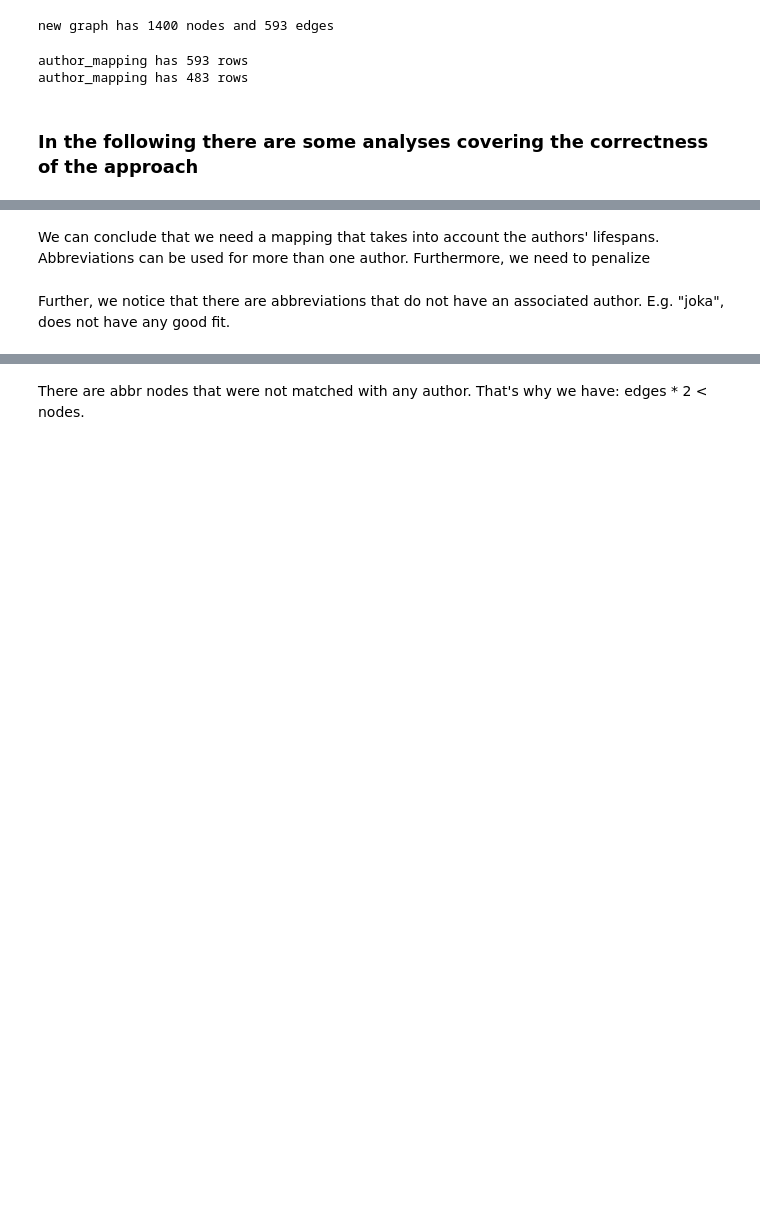
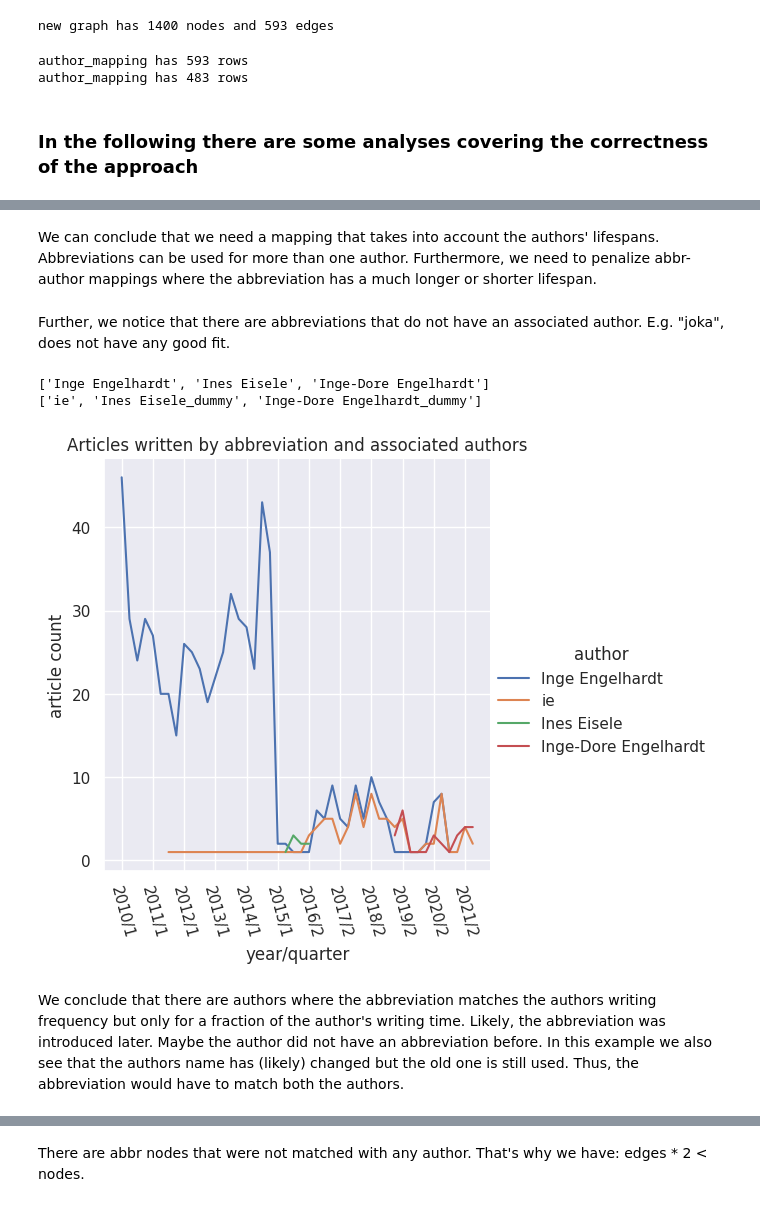
Before and after one commit to st0ffregen/lvzStatistics, a Jupyter notebook: notebooks/1.5-author-mapping-networkx-matching.ipynb, the cells around one changed output, grey strips where cells are left out. Cells and saved outputs as stored; diff of their text form; code cells hidden in the pictures; blank space fills up the shorter version.

Commit message:
run additional analysis on time dependent abbreviations

```diff
--- a/notebooks/1.5-author-mapping-networkx-matching.ipynb
+++ b/notebooks/1.5-author-mapping-networkx-matching.ipynb
@@ -136,7 +136,7 @@ for index, row in author_mapping.iterrows():
         first_article_abbr = datetime.strptime(first_article_abbr, "%Y-%m-%dT%H:%M:%S+00:00")
 
         # check if first_article_abbr is six month ahead of first_article_author
-        if first_article_abbr < first_article_author - relativedelta.relativedelta(months=6):
+        if first_article_abbr < first_article_author - relativedelta.relativedelta(months=12):
             print(f"author: {author}, first_article_author: {first_article_author}, abbreviation: {abbreviation}, first_article_abbr: {first_article_abbr}")
             count += 1
 
@@ -146,14 +146,14 @@ for index, row in author_mapping.iterrows():
         last_article_abbr = datetime.strptime(last_article_abbr, "%Y-%m-%dT%H:%M:%S+00:00")
 
         # check if last_article_abbr is six month behind of last_article_author
-        if last_article_abbr > last_article_author + relativedelta.relativedelta(months=6):
+        if last_article_abbr > last_article_author + relativedelta.relativedelta(months=12):
             print(f"author: {author}, last_article_author: {last_article_author}, abbreviation: {abbreviation}, last_article_abbr: {last_article_abbr}")
             count += 1
     except TypeError:
         print(f"author: {author}, abbreviation: {abbreviation}")
         continue
 
-print(f"there are {count} authors that were mapped to an abbreviation that exceeds the authors name writing time by more than 6 months in the time before or after")
+print(f"there are {count} authors that were mapped to an abbreviation that exceeds the authors name writing time by more than 12 months in the time before or after")
 # %% [output]
 author: Magdalena Froehlich, last_article_author: 2011-03-25 15:35:46, abbreviation: mf, last_article_abbr: 2018-06-28 10:55:16
 author: Lisa Seliger, first_article_author: 2014-01-14 19:13:00, abbreviation: lis, first_article_abbr: 2010-01-07 15:35:14
@@ -175,6 +175,52 @@ there are 112 authors that were mapped to an abbreviation that exceeds the autho
 # %% [markdown]
-We can conclude that we need a mapping that takes into account the authors' lifespans. Abbreviations can be used for more than one author. Furthermore, we need to penalize
+We can conclude that we need a mapping that takes into account the authors' lifespans. Abbreviations can be used for more than one author. Furthermore, we need to penalize abbr-author mappings where the abbreviation has a much longer or shorter lifespan.
 # %% [markdown]
 Further, we notice that there are abbreviations that do not have an associated author. E.g. "joka", does not have any good fit.
+# %%
+abbr = "ie"
+abbr_neighbours = list(G.neighbors(abbr))
+print(abbr_neighbours)
+print([list(g_new.neighbors(author))[0] for author in abbr_neighbours])
+# %% [output]
+['Inge Engelhardt', 'Ines Eisele', 'Inge-Dore Engelhardt']
+['ie', 'Ines Eisele_dummy', 'Inge-Dore Engelhardt_dummy']
+# %%
+abbr_authors = []
+for author in abbr_neighbours:
+    rows = cur.execute('select ar.published_at from articles ar join article_authors aa on ar.id = aa.article_id join authors au on aa.author_id = au.id where au.name = ?', (author,)).fetchall()
+    abbr_authors.extend([{"author": author, "published_at": row[0]} for row in rows])
+
+
+rows = cur.execute('select ar.published_at from articles ar join article_authors aa on ar.id = aa.article_id join authors au on aa.author_id = au.id where au.abbreviation = ?', (abbr,)).fetchall()
+abbr_authors.extend([{"author": abbr, "published_at": row[0]} for row in rows])
+
+abbr_authors = pd.DataFrame(columns=["author", "published_at"], data=abbr_authors)
+# %%
+# aggregate by quarter of the year
+abbr_authors['published_at'] = pd.to_datetime(abbr_authors['published_at'])
+abbr_authors['quarter'] = abbr_authors['published_at'].dt.quarter
+abbr_authors['year'] = abbr_authors['published_at'].dt.year
+abbr_authors['year_quarter'] = abbr_authors['year'].astype(str) + "/" + abbr_authors['quarter'].astype(str)
+abbr_authors['year_semester'] = abbr_authors['year'].astype(str) + "/" + abbr_authors['quarter'].apply(lambda x: 1 if x <= 2 else 2).astype(str)
+abbr_authors = abbr_authors.groupby(['year', 'year_quarter', 'author']).count()['published_at'].reset_index()
+# rename published at to count
+abbr_authors = abbr_authors.rename(columns={"published_at": "count"})
+# %%
+
+plot = sns.relplot(kind='line', data=abbr_authors, x='year_quarter', y='count', hue='author', errorbar=None)
+# set y title to article count
+plt.ylabel("article count")
+plt.xlabel("year/quarter")
+sns.set(rc={'figure.figsize':(14,10)})
+plt.xticks(rotation=-75)
+# set ticks to every 4th
+plt.xticks(np.arange(0, len(abbr_authors['year_quarter'].unique()), 4))
+#plt.tight_layout()
+plt.title('Articles written by abbreviation and associated authors')
+plt.savefig(f'../reports/figures/articles_written_by_abbreviation_{abbr}_and_associated_authors.png',bbox_inches='tight',dpi=300)
+# %% [output]
+[figure, added]
+# %% [markdown]
+We conclude that there are authors where the abbreviation matches the authors writing frequency but only for a fraction of the author's writing time. Likely, the abbreviation was introduced later. Maybe the author did not have an abbreviation before. In this example we also see that the authors name has (likely) changed but the old one is still used. Thus, the abbreviation would have to match both the authors.
 # %%
 print(f"new graph has {len(g_new.nodes)} nodes and {len(g_new.edges)} edges")
```
Also changed, not shown: parts of 9 cells of this notebook, 2 other files.
